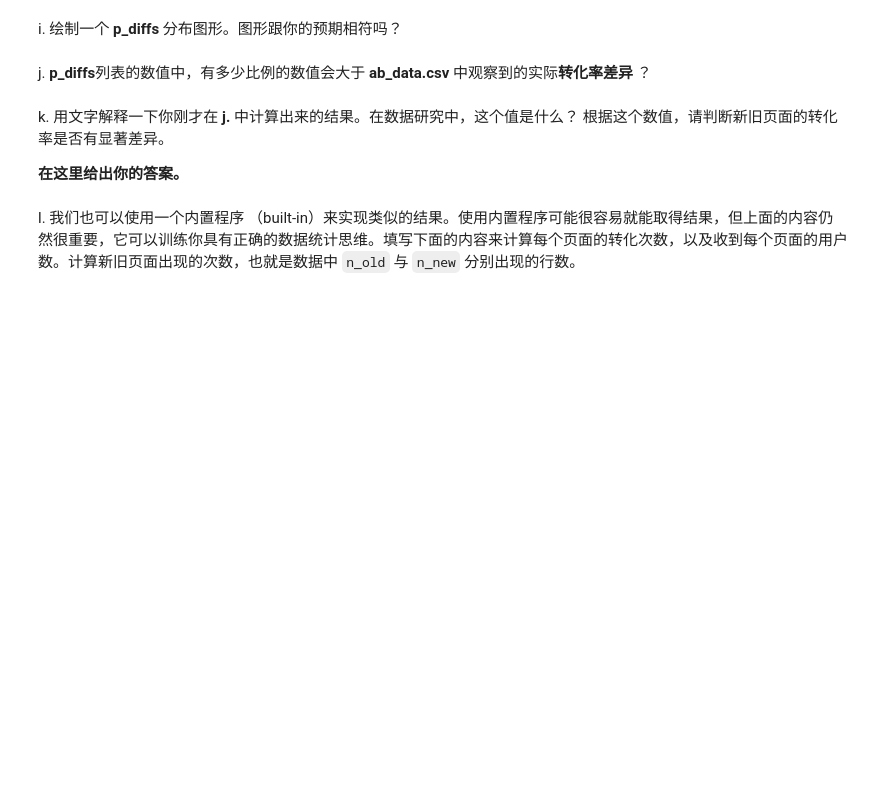
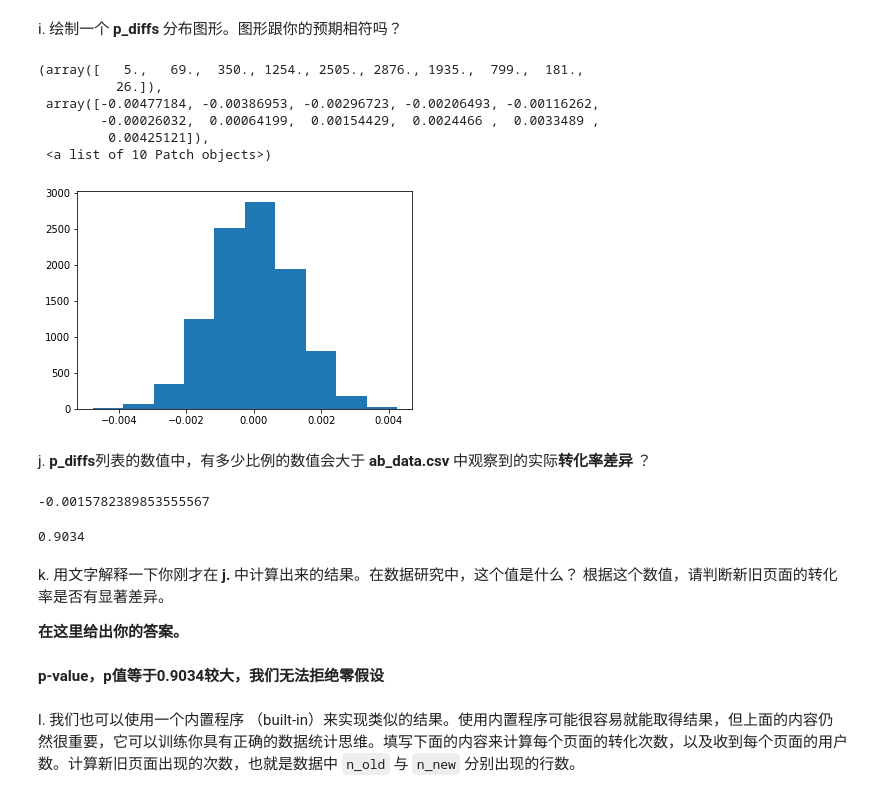
Before and after one commit to zeoyzhaogithub/python, a Jupyter notebook: data-analysis/project2/数据分析课程项目二.ipynb, the cells around one changed output. Cells and saved outputs as stored; diff of their text form; code cells hidden in the pictures; blank space fills up the shorter version.

```diff
--- a/data-analysis/project2/数据分析课程项目二.ipynb
+++ b/data-analysis/project2/数据分析课程项目二.ipynb
@@ -63,2 +174,5 @@ c. 这个重复  **user_id** 的行信息是什么？
 # %% [markdown]
 d. 删除一行重复行，但仍然存储 dataframe 为 **df2**。
+# %%
+df2 = df2.drop(2893)
+len(df2)
@@ -95,3 +254,6 @@ e. 分析到这里，你是否认为有足够的数据支持来证明旧页面
 使用下面的单元格提供这个模拟试验的内容。如果不太理解如何进行模拟，不要担心，你可以通过回答下面的问题来理清思路。<br>
 
 a. 在零假设中，$p_{new}$ **转化率** 是多少？
+# %%
+p_new = df2.converted.mean()
+p_new
@@ -98,2 +262,5 @@ a. 在零假设中，$p_{new}$ **转化率** 是多少？
 # %% [markdown]
 b. 在零假设中， $p_{old}$ **转化率** 是多少？
+# %%
+p_old = df2.converted.mean()
+p_old
@@ -110,12 +306,40 @@ g. 根据 e 和 f，计算 $p_{new}$ 和 $p_{old}$ 的差异值（$p_{new}$ - $p
 # %% [markdown]
 h. 由于单个数值不能形成分布图形，请参考以上a-g的过程，模拟 10,000 个 $p_{new}$ 与 $p_{old}$ 差异值（$p_{new}$ - $p_{old}$），将这 10,000 个值存储在 **p_diffs** 中。
+# %%
+p_diffs = []
+for i in range(10000):
+    p_new_diff = np.random.choice(2,size=p_new,p=[1-p_new,p_new]).mean()
+    p_old_diff = np.random.choice(2,size=p_old,p=[1-p_old,p_old]).mean()
+    p_diffs.append(p_new_diff - p_old_diff)
 # %% [markdown]
 i. 绘制一个 **p_diffs** 分布图形。图形跟你的预期相符吗？
+# %%
+p_diffs = np.array(p_diffs)
+plt.hist(p_diffs)
+# %% [output]
+(array([   5.,   69.,  350., 1254., 2505., 2876., 1935.,  799.,  181.,
+          26.]),
+ array([-0.00477184, -0.00386953, -0.00296723, -0.00206493, -0.00116262,
+        -0.00026032,  0.00064199,  0.00154429,  0.0024466 ,  0.0033489 ,
+         0.00425121]),
+ <a list of 10 Patch objects>)
+[figure, added]
 # %% [markdown]
 j.  **p_diffs**列表的数值中，有多少比例的数值会大于 **ab_data.csv** 中观察到的实际**转化率差异** ？
+# %%
+obs_diff = df2.query('landing_page == "new_page"').converted.mean() - df2.query('landing_page == "old_page"').converted.mean()
+obs_diff
+# %% [output]
+-0.0015782389853555567
+# %%
+(p_diffs > obs_diff).mean()
+# %% [output]
+0.9034
 # %% [markdown]
 k. 用文字解释一下你刚才在 **j.** 中计算出来的结果。在数据研究中，这个值是什么？ 根据这个数值，请判断新旧页面的转化率是否有显著差异。
 
 **在这里给出你的答案。**
+# %% [markdown]
+**p-value，p值等于0.9034较大，我们无法拒绝零假设**
 # %% [markdown]
 l. 我们也可以使用一个内置程序 （built-in）来实现类似的结果。使用内置程序可能很容易就能取得结果，但上面的内容仍然很重要，它可以训练你具有正确的数据统计思维。填写下面的内容来计算每个页面的转化次数，以及收到每个页面的用户数。计算新旧页面出现的次数，也就是数据中 `n_old` 与 `n_new` 分别出现的行数。
```
Also changed, not shown: parts of 40 cells of this notebook.
